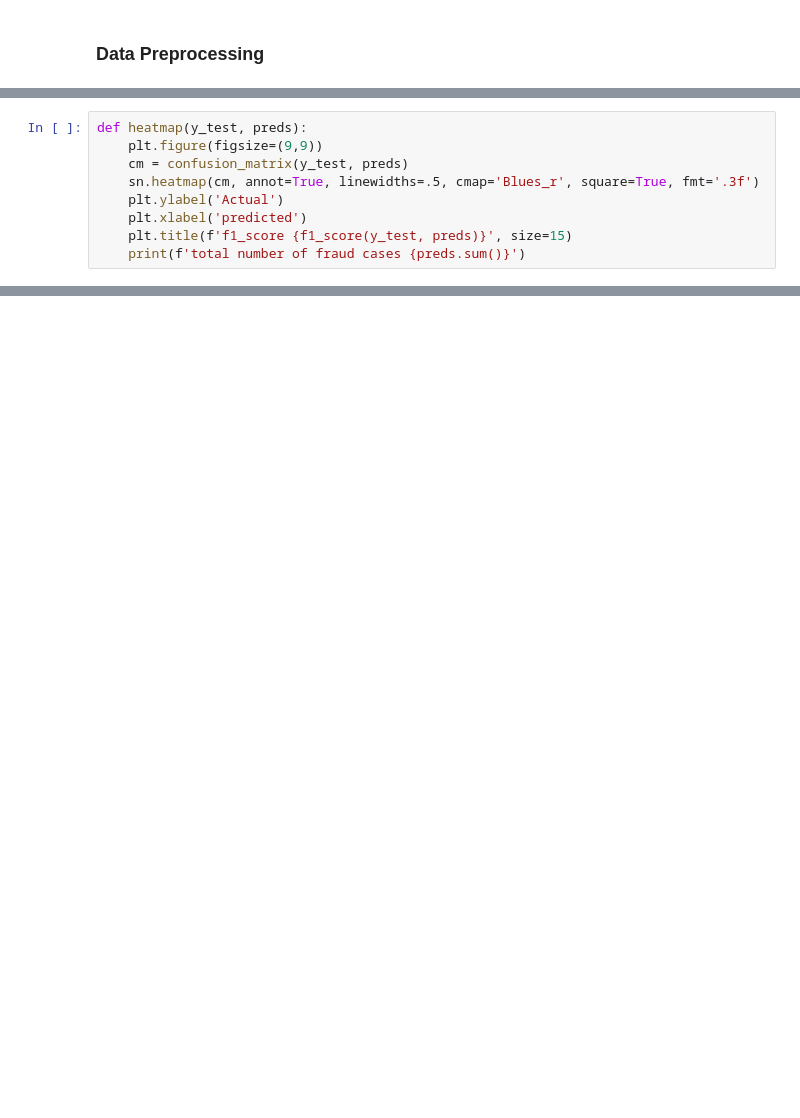
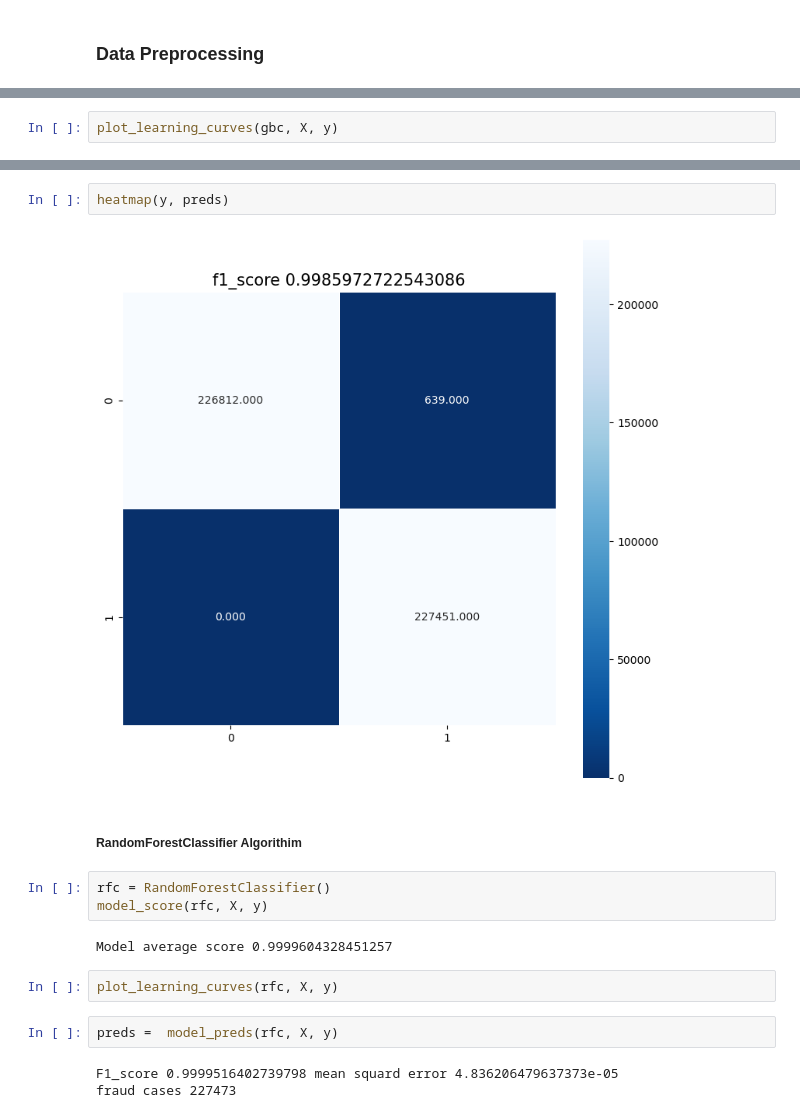
Before and after one commit to MuokaPWambua/CredictCardFraudDetectionModel, a Jupyter notebook: fdm.ipynb, the cells around one changed output, grey strips where cells are left out. Drawn from its saved outputs; the diff is of its cells as text; blank space fills up the shorter version.

```diff
--- a/fdm.ipynb
+++ b/fdm.ipynb
@@ -83,9 +94,0 @@ Due to imbalance in our dataset we will use f1_score and confusion matrix for ou
-# %%
-def heatmap(y_test, preds):
-    plt.figure(figsize=(9,9))
-    cm = confusion_matrix(y_test, preds)
-    sn.heatmap(cm, annot=True, linewidths=.5, cmap='Blues_r', square=True, fmt='.3f')
-    plt.ylabel('Actual')
-    plt.xlabel('predicted')
-    plt.title(f'f1_score {f1_score(y_test, preds)}', size=15)
-    print(f'total number of fraud cases {preds.sum()}')
@@ -105,0 +164,2 @@ heatmap(y_test, preds)
+# %%
+plot_learning_curves(gbc, X, y)
@@ -105,0 +171,18 @@ heatmap(y_test, preds)
+# %%
+heatmap(y, preds)
+# %% [output]
+[figure, added]
+# %% [markdown]
+##### RandomForestClassifier Algorithim
+# %%
+rfc = RandomForestClassifier()
+model_score(rfc, X, y)
+# %% [output]
+Model average score 0.9999604328451257
+# %%
+plot_learning_curves(rfc, X, y)
+# %%
+preds =  model_preds(rfc, X, y)
+# %% [output]
+F1_score 0.9999516402739798 mean squard error 4.836206479637373e-05
+fraud cases 227473
```
Also changed, not shown: parts of 29 cells of this notebook.
